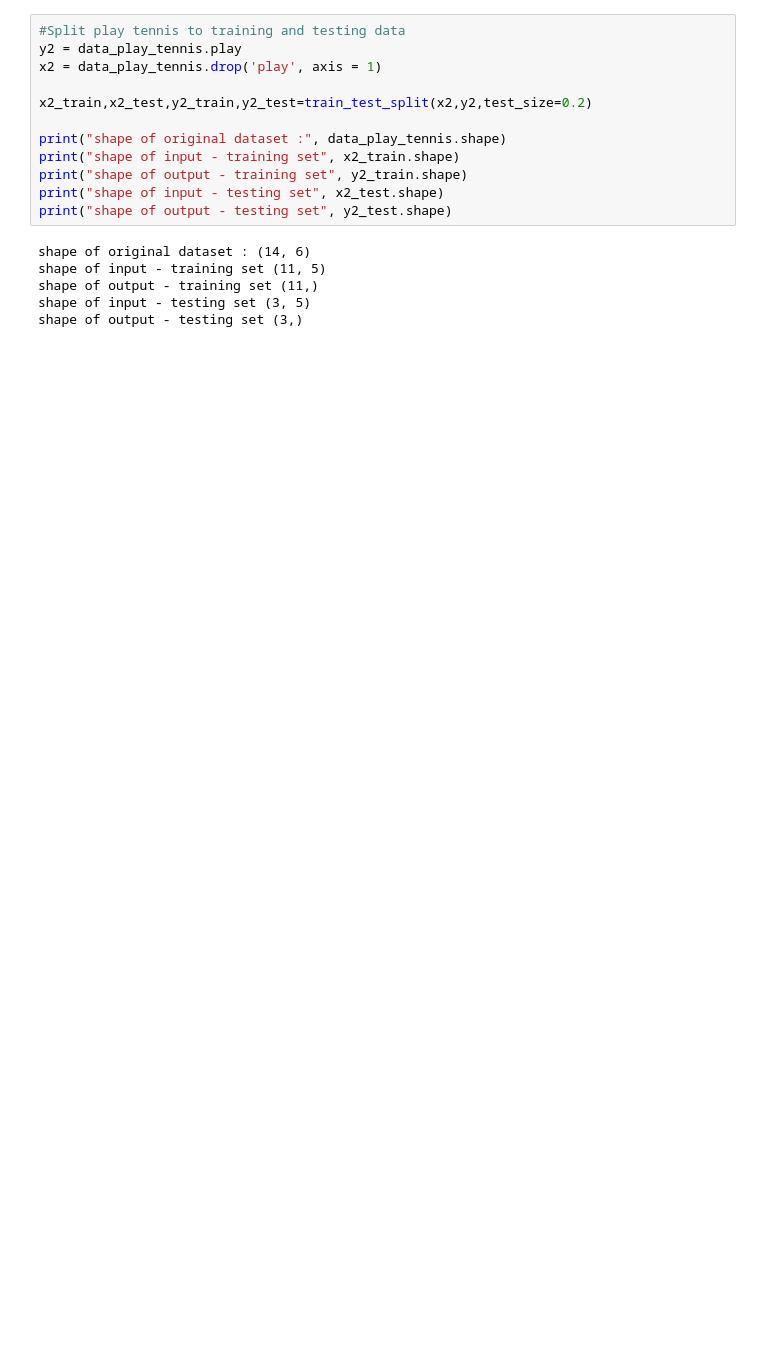
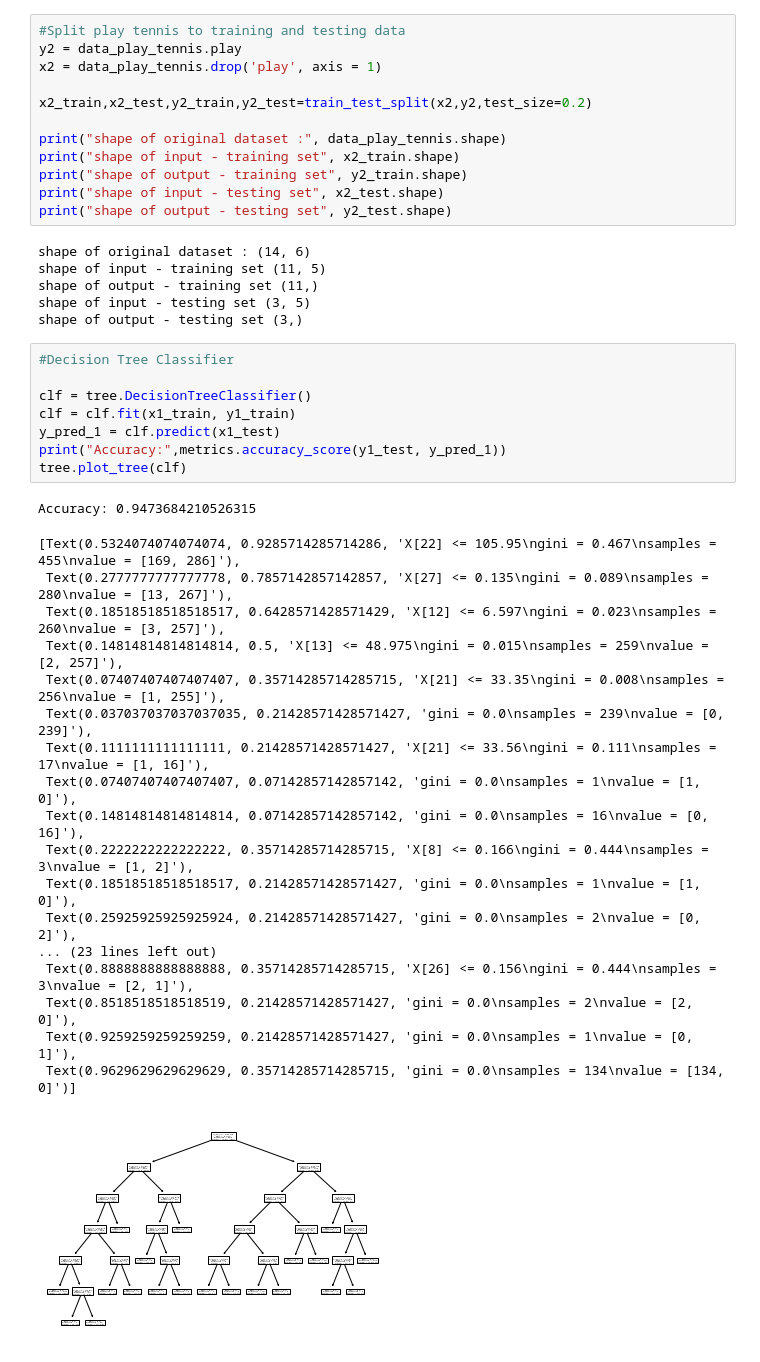
Before and after one commit to bhanuharya/decision-tree-learning-exploration, a Jupyter notebook: model.ipynb, the cells around one changed output. Cells and saved outputs as stored; diff of their text form; blank space fills up the shorter version.

Commit message:
decision tree classifier

```diff
--- a/model.ipynb
+++ b/model.ipynb
@@ -63,3 +73,31 @@ shape of input - training set (11, 5)
 shape of output - training set (11,)
 shape of input - testing set (3, 5)
 shape of output - testing set (3,)
+# %%
+#Decision Tree Classifier
+
+clf = tree.DecisionTreeClassifier()
+clf = clf.fit(x1_train, y1_train)
+y_pred_1 = clf.predict(x1_test)
+print("Accuracy:",metrics.accuracy_score(y1_test, y_pred_1))
+tree.plot_tree(clf)
+# %% [output]
+Accuracy: 0.9473684210526315
+[Text(0.5324074074074074, 0.9285714285714286, 'X[22] <= 105.95\ngini = 0.467\nsamples = 455\nvalue = [169, 286]'),
+ Text(0.2777777777777778, 0.7857142857142857, 'X[27] <= 0.135\ngini = 0.089\nsamples = 280\nvalue = [13, 267]'),
+ Text(0.18518518518518517, 0.6428571428571429, 'X[12] <= 6.597\ngini = 0.023\nsamples = 260\nvalue = [3, 257]'),
+ Text(0.14814814814814814, 0.5, 'X[13] <= 48.975\ngini = 0.015\nsamples = 259\nvalue = [2, 257]'),
+ Text(0.07407407407407407, 0.35714285714285715, 'X[21] <= 33.35\ngini = 0.008\nsamples = 256\nvalue = [1, 255]'),
+ Text(0.037037037037037035, 0.21428571428571427, 'gini = 0.0\nsamples = 239\nvalue = [0, 239]'),
+ Text(0.1111111111111111, 0.21428571428571427, 'X[21] <= 33.56\ngini = 0.111\nsamples = 17\nvalue = [1, 16]'),
+ Text(0.07407407407407407, 0.07142857142857142, 'gini = 0.0\nsamples = 1\nvalue = [1, 0]'),
+ Text(0.14814814814814814, 0.07142857142857142, 'gini = 0.0\nsamples = 16\nvalue = [0, 16]'),
+ Text(0.2222222222222222, 0.35714285714285715, 'X[8] <= 0.166\ngini = 0.444\nsamples = 3\nvalue = [1, 2]'),
+ Text(0.18518518518518517, 0.21428571428571427, 'gini = 0.0\nsamples = 1\nvalue = [1, 0]'),
+ Text(0.25925925925925924, 0.21428571428571427, 'gini = 0.0\nsamples = 2\nvalue = [0, 2]'),
+... (23 lines left out)
+ Text(0.8888888888888888, 0.35714285714285715, 'X[26] <= 0.156\ngini = 0.444\nsamples = 3\nvalue = [2, 1]'),
+ Text(0.8518518518518519, 0.21428571428571427, 'gini = 0.0\nsamples = 2\nvalue = [2, 0]'),
+ Text(0.9259259259259259, 0.21428571428571427, 'gini = 0.0\nsamples = 1\nvalue = [0, 1]'),
+ Text(0.9629629629629629, 0.35714285714285715, 'gini = 0.0\nsamples = 134\nvalue = [134, 0]')]
+[figure, added]
```
Also changed, not shown: parts of 3 cells of this notebook, 2 other files.
